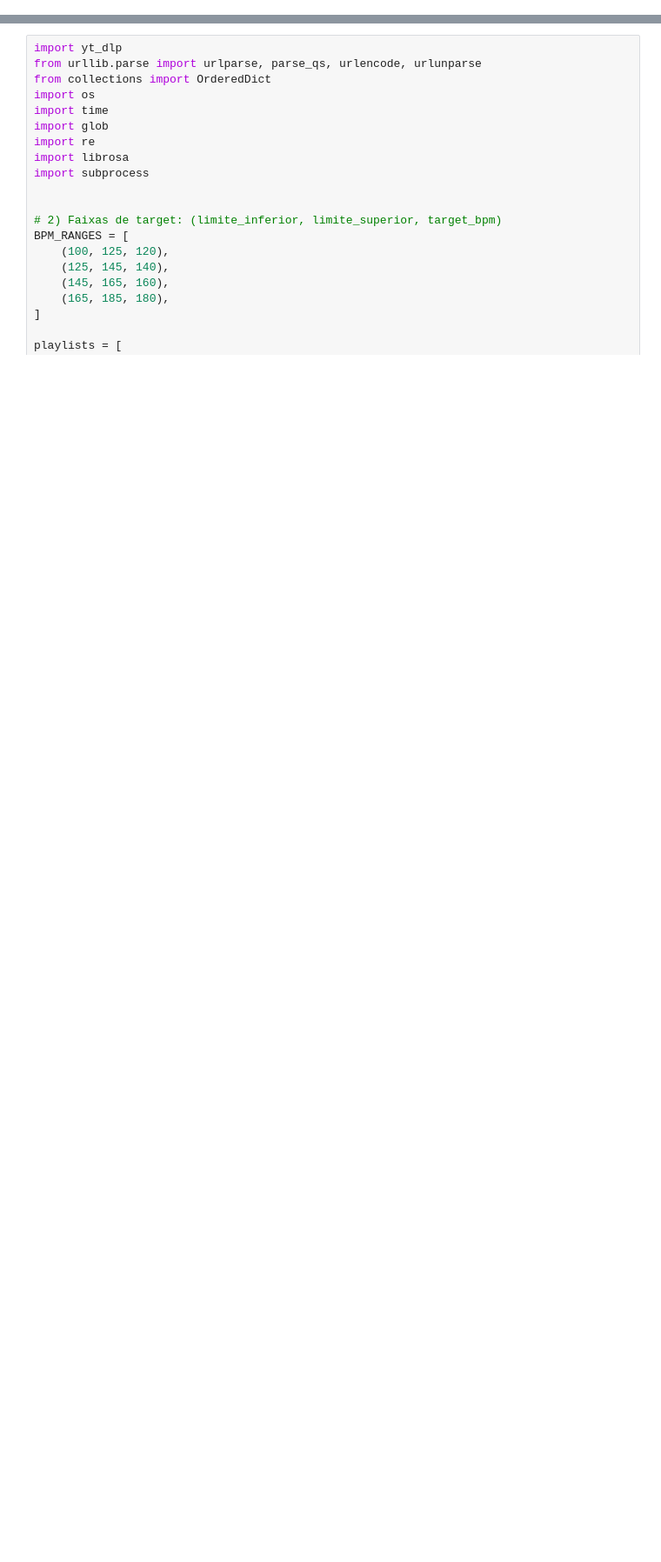
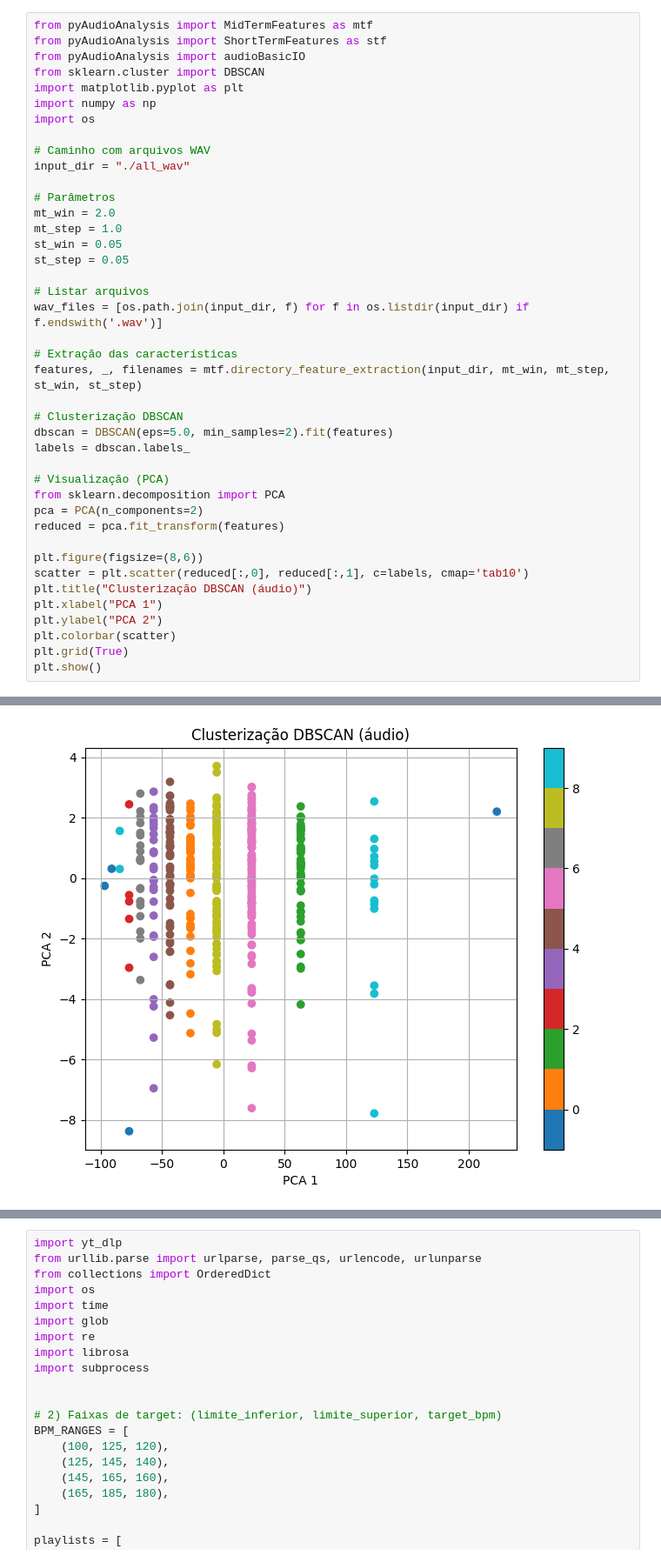
Before and after one commit to faustostangler/BFX, a Jupyter notebook: playground.ipynb, the cells around one changed output, grey strips where cells are left out. Shown at 87% size. Saved outputs shown, nothing was run; the diff lists cells and outputs as text; blank space fills up the shorter version.

```diff
--- a/playground.ipynb
+++ b/playground.ipynb
@@ -0,0 +29,42 @@
+# %%
+from pyAudioAnalysis import MidTermFeatures as mtf
+from pyAudioAnalysis import ShortTermFeatures as stf
+from pyAudioAnalysis import audioBasicIO
+from sklearn.cluster import DBSCAN
+import matplotlib.pyplot as plt
+import numpy as np
+import os
+
+# Caminho com arquivos WAV
+input_dir = "./all_wav"
+
+# Parâmetros
+mt_win = 2.0
+mt_step = 1.0
+st_win = 0.05
+st_step = 0.05
+
+# Listar arquivos
+wav_files = [os.path.join(input_dir, f) for f in os.listdir(input_dir) if f.endswith('.wav')]
+
+# Extração das características
+features, _, filenames = mtf.directory_feature_extraction(input_dir, mt_win, mt_step, st_win, st_step)
+
+# Clusterização DBSCAN
+dbscan = DBSCAN(eps=5.0, min_samples=2).fit(features)
+labels = dbscan.labels_
+
+# Visualização (PCA)
+from sklearn.decomposition import PCA
+pca = PCA(n_components=2)
+reduced = pca.fit_transform(features)
+
+plt.figure(figsize=(8,6))
+scatter = plt.scatter(reduced[:,0], reduced[:,1], c=labels, cmap='tab10')
+plt.title("Clusterização DBSCAN (áudio)")
+plt.xlabel("PCA 1")
+plt.ylabel("PCA 2")
+plt.colorbar(scatter)
+plt.grid(True)
+plt.show()
+# %% [output]
@@ -0,0 +88 @@
+[figure, added]
```
Also changed, not shown: parts of 14 cells of this notebook, 18 other files.
